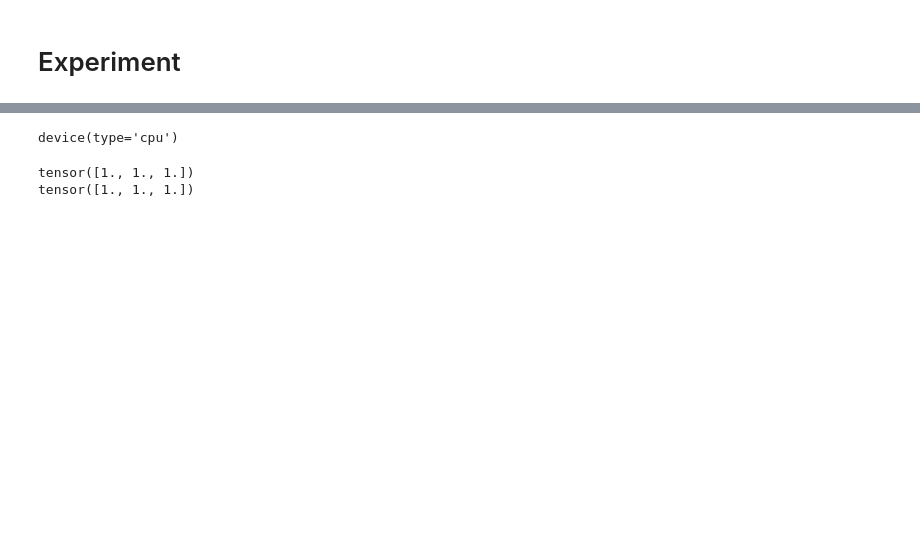
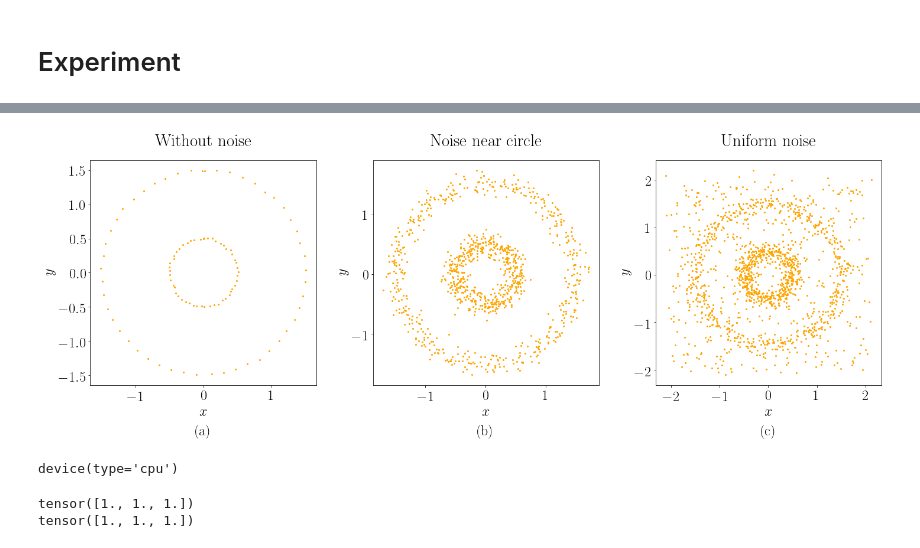
Before and after one commit to andriygav/EMprior, a Jupyter notebook: code/TorchModelConstructor.ipynb, the cells around one changed output, grey strips where cells are left out. Cells and saved outputs as stored; diff of their text form; code cells hidden in the pictures; blank space fills up the shorter version.

```diff
--- a/code/TorchModelConstructor.ipynb
+++ b/code/TorchModelConstructor.ipynb
@@ -411,9 +343 @@ draw = ImageDraw.Draw(image)
-# %%
-x0, y0, x1, y1 = [20, 20, 230, 230]
-draw.ellipse([x0, y0, x1, y1], fill = 1)
-draw.ellipse([x0+1, y0+1, x1-1, y1-1], fill = 0)
-
-k = 70
-draw.ellipse([x0+k, y0+k, x1-k, y1-k], fill = 1)
-draw.ellipse([x0+1+k, y0+1+k, x1-1-k, y1-1-k], fill = 0)
 # %%
@@ -471,3 +418,68 @@ plt.show()
+# %%
+List_of_Data_Name = ['Data/1.csv', 'Data/2.csv', 'Data/3.csv']
+
+List_of_Data = []
+
+for NAME in List_of_Data_Name:
+    data = pd.read_csv(NAME)
+    x, y = np.array(data).T
+    List_of_Data.append([x,y])
+# %%
+Text_size = 24
+
+plt.rcParams['lines.linewidth'] = 1
+plt.rcParams['lines.markersize'] = 4
+plt.rcParams['xtick.labelsize'] = Text_size
+plt.rcParams['ytick.labelsize'] = Text_size
+plt.rcParams['legend.fontsize'] = Text_size
+plt.rcParams['axes.titlesize']=Text_size
+plt.rcParams['axes.labelsize']=Text_size
+plt.rcParams['figure.figsize'] = (24.0, 7.0)
+plt.rcParams['font.size'] = Text_size
+plt.rcParams["legend.labelspacing"] = 0.1
+plt.rcParams["legend.handletextpad"] = 0.1
+#################################################
+
+t = np.linspace(0, 2*np.pi, 100)
+
+colors = ['orange', 'green', 'red', 'yelow', 'blue']
+
+
+fig = plt.figure();
+
+gs = gridspec.GridSpec(1, 3, width_ratios=[1, 1, 1])
+
+ax1 = []
+for k in range(3):
+    ax1.append(fig.add_subplot(gs[k]))
+
+cols = ['Without noise', 'Noise near circle', 'Uniform noise']
+
+TITLE = ['(a)', '(b)', '(c)']
+
+#------___1___------
+for k in range(len(List_of_Data)):
+    x, y = List_of_Data[k]
+
+    ax1[k].annotate(cols[k], xy=(0.5, 1), xytext=(0, 24),
+                xycoords='axes fraction', textcoords='offset points',
+                size='large', ha='center', va='baseline')
+
+    ax1[k].set_xlabel('$x$')
+    ax1[k].set_ylabel('$y$')
+
+    _ = ax1[k].plot(x, y, '.', color = colors[0], label = 'model '+str(i))
+    ax1[k].set_title(TITLE[k], y=-0.24)
+
+
+
+plt.subplots_adjust(wspace=0.25, hspace=0.35)
+
+plt.savefig('./results/statment.pdf', bbox_inches='tight')
+
+plt.show()
+# %% [output]
+[figure, added]
 # %%
 device = torch.device("cuda" if torch.cuda.is_available() else "cpu")
 device
```
Also changed, not shown: parts of 43 cells of this notebook, 18 other files.
